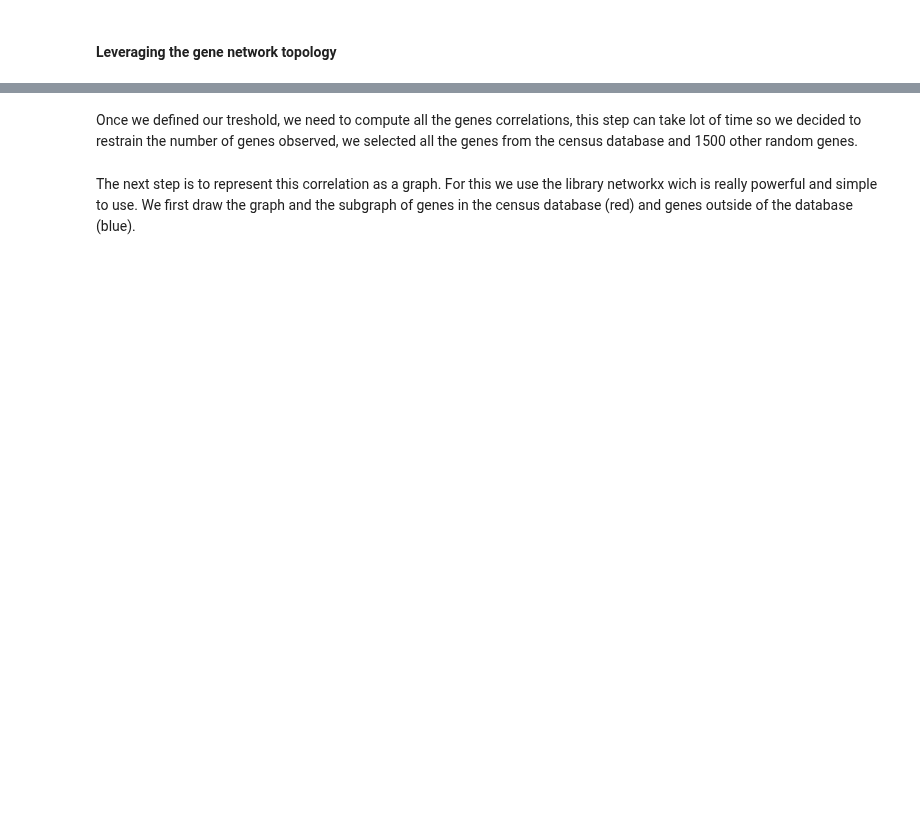
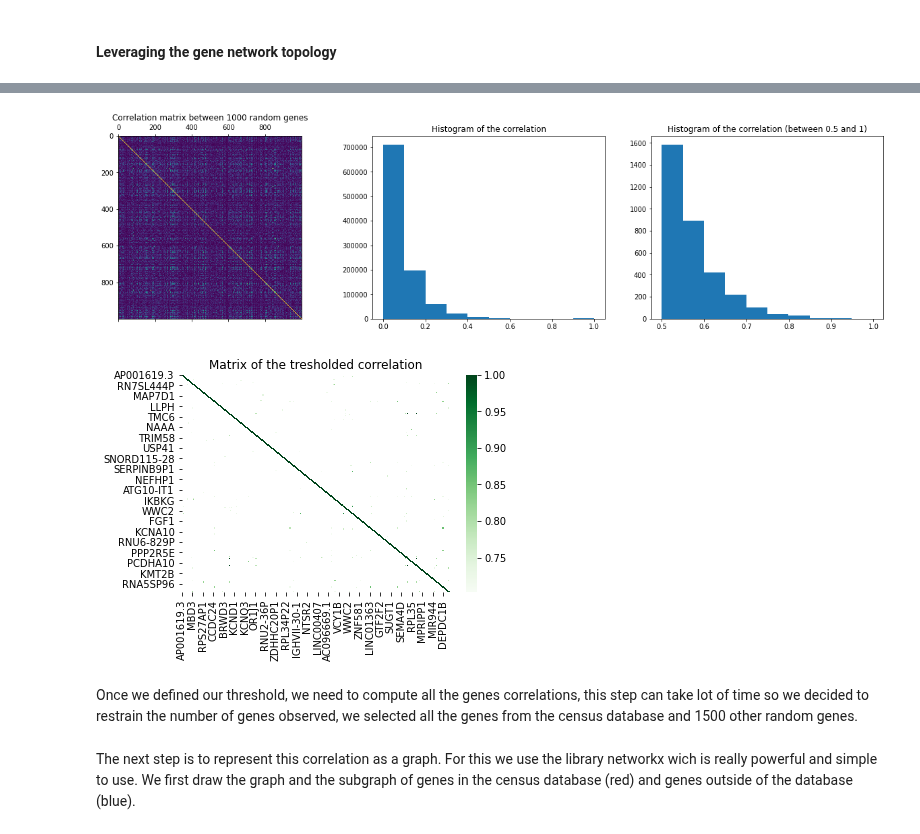
Before and after one commit to StephaneBereux/Cancer-survival-challenge, a Jupyter notebook: starting_kit.ipynb, the cells around one changed output, grey strips where cells are left out. Cells and saved outputs as stored; diff of their text form; code cells hidden in the pictures; blank space fills up the shorter version.

```diff
--- a/starting_kit.ipynb
+++ b/starting_kit.ipynb
@@ -561,26 +645,29 @@ In order to do that, we first compute the correlation between 1000 random genes
 # %%
 n_genes = 1000
 random_genes = np.random.choice(X_train.columns, size=n_genes, replace=False)
 corr = X_train[random_genes].corr().abs()
 
 fig, (ax1, ax2, ax3) = plt.subplots(1,3, figsize=(21,5))
 ax1.matshow(corr)
 ax1.set_title("Correlation matrix between 1000 random genes")
 
 unstacked_corr = corr.unstack()
 ax2.hist(unstacked_corr)
 ax2.set_title("Histogram of the correlation")
 ax3.hist(unstacked_corr, range=(0.5,0.999))
 ax3.set_title("Histogram of the correlation (between 0.5 and 1)")
 plt.show()
 
 treshold = .7
 corr_filtered = corr[corr>treshold]
 sns.heatmap(corr_filtered, cmap="Greens")
-plt.title("Matrix of the tresholded correlation")
+plt.title("Matrix of the thresholded correlation")
 plt.show()
+# %% [output]
+[figure, added]
+[figure, added]
 # %% [markdown]
-Once we defined our treshold, we need to compute all the genes correlations, this step can take lot of time so we decided to restrain the number of genes observed, we selected all the genes from the census database and 1500 other random genes.
+Once we defined our threshold, we need to compute all the genes correlations, this step can take lot of time so we decided to restrain the number of genes observed, we selected all the genes from the census database and 1500 other random genes.
 # %%
 n_genes = 1500
 recalculate_corrs = False
```
Also changed, not shown: parts of 32 cells of this notebook, 2 other files.
